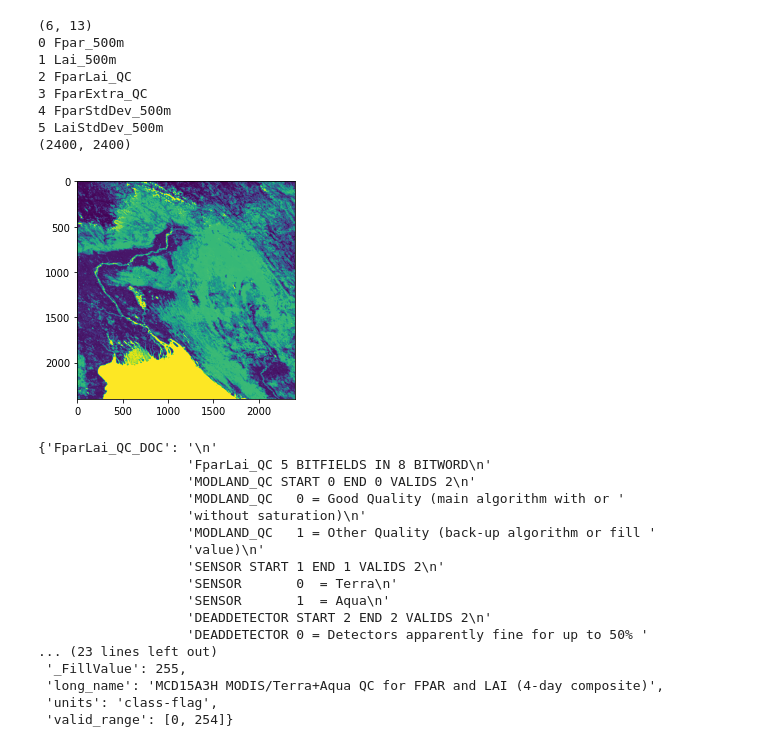
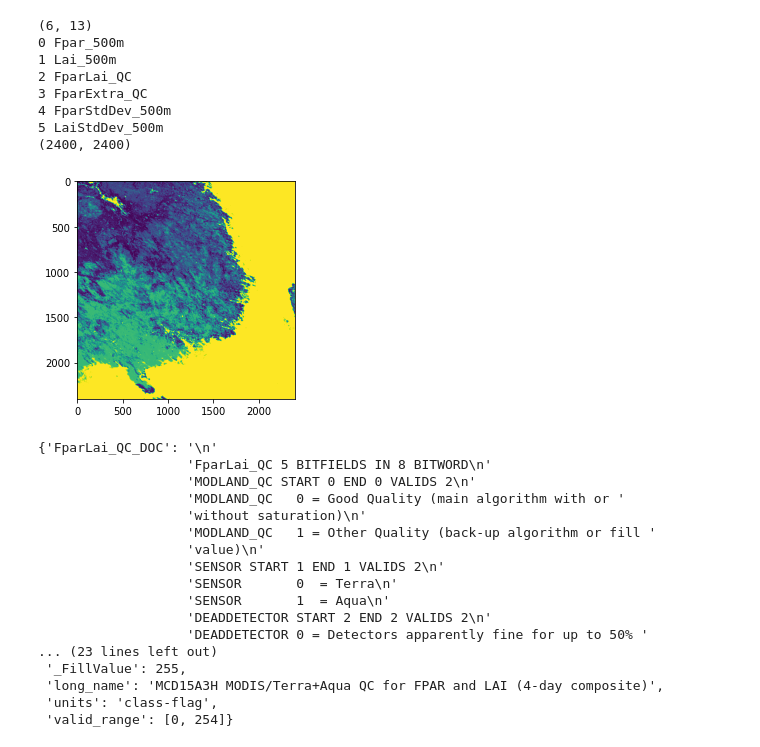
Before and after one commit to akiFQC/covid19-bayleaf, a Jupyter notebook: experiments/experiment_hdf4.ipynb, the cells around one changed output. Drawn from its saved outputs; the diff is of its cells as text; code cells hidden in the pictures.

```diff
--- a/experiments/experiment_hdf4.ipynb
+++ b/experiments/experiment_hdf4.ipynb
@@ -1,35 +1,37 @@
 # %%
 from pprint import pprint
 
 import matplotlib.pyplot as plt
 import numpy as np
 from pyhdf.SD import SD, SDC  # HDF library module
 
 file = SD(
-    "./input_data/MCD15A3H.A2019209.h26v06.006.2019214040331.hdf", SDC.READ
+    # "../input_data/MCD15A3H.A2019209.h26v06.006.2019214040331.hdf",
+    "../input_data/MCD15A3H.A2019213.h28v06.006.2019218033849.hdf",
+    SDC.READ
 )  # SD=scientific data
 print(file.info())  # show details of the SD
 datasets_dic = file.datasets()
 
 for idx, sds in enumerate(datasets_dic.keys()):
     print(idx, sds)
 
 sds_obj = file.select("FparLai_QC")
 image = sds_obj.get()
 print(image.shape)
 plt.imshow(image)
 plt.show()
 pprint(sds_obj.attributes())
 # %% [output]
 (6, 13)
 0 Fpar_500m
 1 Lai_500m
 2 FparLai_QC
 3 FparExtra_QC
 4 FparStdDev_500m
 5 LaiStdDev_500m
 (2400, 2400)
-[figure, old version]
+[figure, new version]
 {'FparLai_QC_DOC': '\n'
                    'FparLai_QC 5 BITFIELDS IN 8 BITWORD\n'
                    'MODLAND_QC START 0 END 0 VALIDS 2\n'
```
